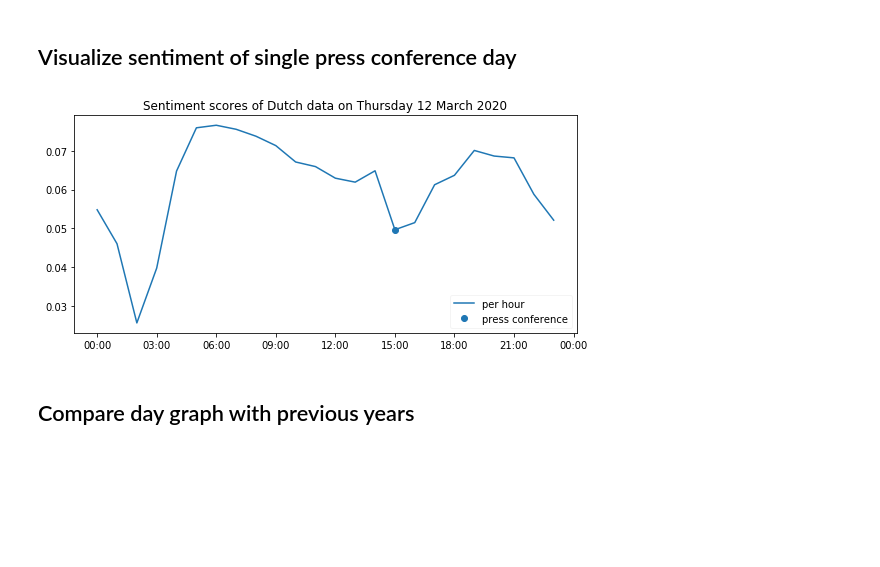
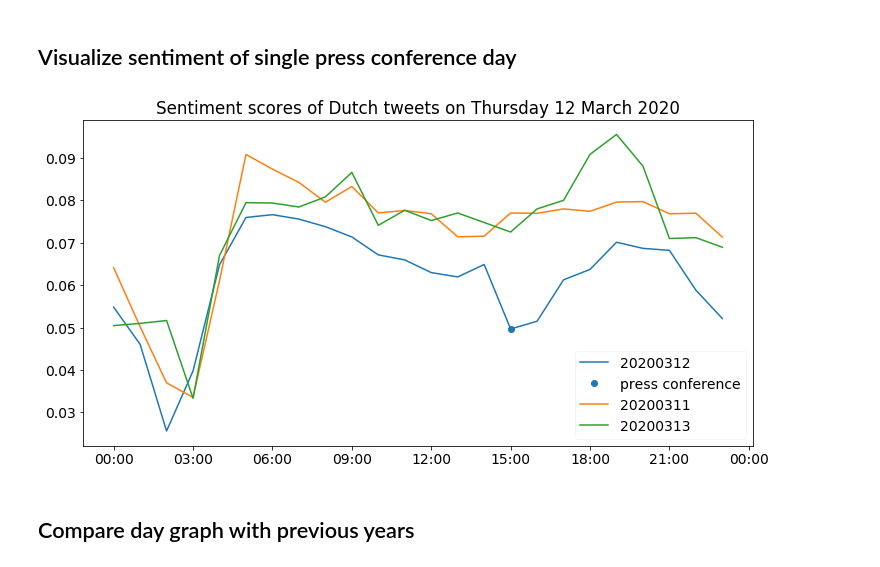
Before and after one commit to puregome/notebooks, a Jupyter notebook: sentiment-pattern.ipynb, the cells around one changed output. Drawn from its saved outputs; the diff is of its cells as text; code cells hidden in the pictures; blank space fills up the shorter version.

```diff
--- a/sentiment-pattern.ipynb
+++ b/sentiment-pattern.ipynb
@@ -20,14 +23,19 @@ DATA = "data"
 LABEL = "label"
 HIGHLIGHT = "highlight"
 HIGHLIGHTLABEL = "highlightlabel"
+# %%
+def squeal(text=None):
+    clear_output(wait=True)
+    if not text is None: print(text)
 # %% [markdown]
 ## Read hourly sentiment analysis by pattern's sentiment analysis
 # %%
 def getSentimentPerHour(dataDirectory):
-    fileList = os.listdir(dataDirectory)
+    fileList = sorted(os.listdir(dataDirectory))
     sentimentPerHour = {}
     for inFileName in fileList:
         if re.search(r"2*z",inFileName):
+            squeal(inFileName)
             try: df = pd.read_csv(dataDirectory+inFileName,compression="gzip",header=None)
             except: continue
             sentiment = sum(df[1])/len(df)
@@ -53,10 +61,13 @@ def makeSentimentPerDay(sentimentPerHour):
 # %%
 DATEFORMATHOUR = "%Y%m%d-%H"
 DATEFORMATMONTH = "%-d/%-m"
+DATEFORMATHRSMINS = "%H:%M"
 DEFAULTTITLE = "Sentiment scores of Dutch tweets over time"
 
 def visualizeSentiment(dataSources,title=DEFAULTTITLE,dateFormat=DATEFORMATMONTH):
-    fig,ax = plt.subplots(figsize=(9,4))
+    font = {"size":14}
+    matplotlib.rc("font",**font)
+    fig,ax = plt.subplots(figsize=(12,6))
     ax.xaxis.set_major_formatter(mdates.DateFormatter(dateFormat))
     for i in range(0,len(dataSources)):
         data = dataSources[i][DATA]
@@ -101,9 +107,16 @@ sentimentPerDay
 # %% [markdown]
 ## Visualize sentiment of single press conference day
+# %%
+def convertDate(dateString1,dateString2,dateString3):
+    return(re.sub(dateString1,dateString2,dateString3))
 # %%
 dummy = visualizeSentiment([{DATA:{k:sentimentPerHour[k] for k in sentimentPerHour.keys() \
                                    if re.search(r"^20200312",k)},\
-                             LABEL:"per hour",HIGHLIGHT:["20200312-15"],HIGHLIGHTLABEL:"press conference"}],\
-                           title="Sentiment scores of Dutch data on Thursday 12 March 2020")
+                             LABEL:"20200312",HIGHLIGHT:["20200312-15"],HIGHLIGHTLABEL:"press conference"},\
+                            {DATA:{convertDate("20200311","20200312",k):sentimentPerHour[k] for k in sentimentPerHour.keys()
+                                   if re.search(r"^20200311",k)},LABEL:"20200311"},\
+                            {DATA:{convertDate("20200313","20200312",k):sentimentPerHour[k] for k in sentimentPerHour.keys()
+                                   if re.search(r"^20200313",k)},LABEL:"20200313"}],\
+                           title="Sentiment scores of Dutch tweets on Thursday 12 March 2020",dateFormat=DATEFORMATHRSMINS)
 # %% [output]
-[figure, old version]
+[figure, new version]
```
Also changed, not shown: parts of 10 cells of this notebook, 1 other file.
